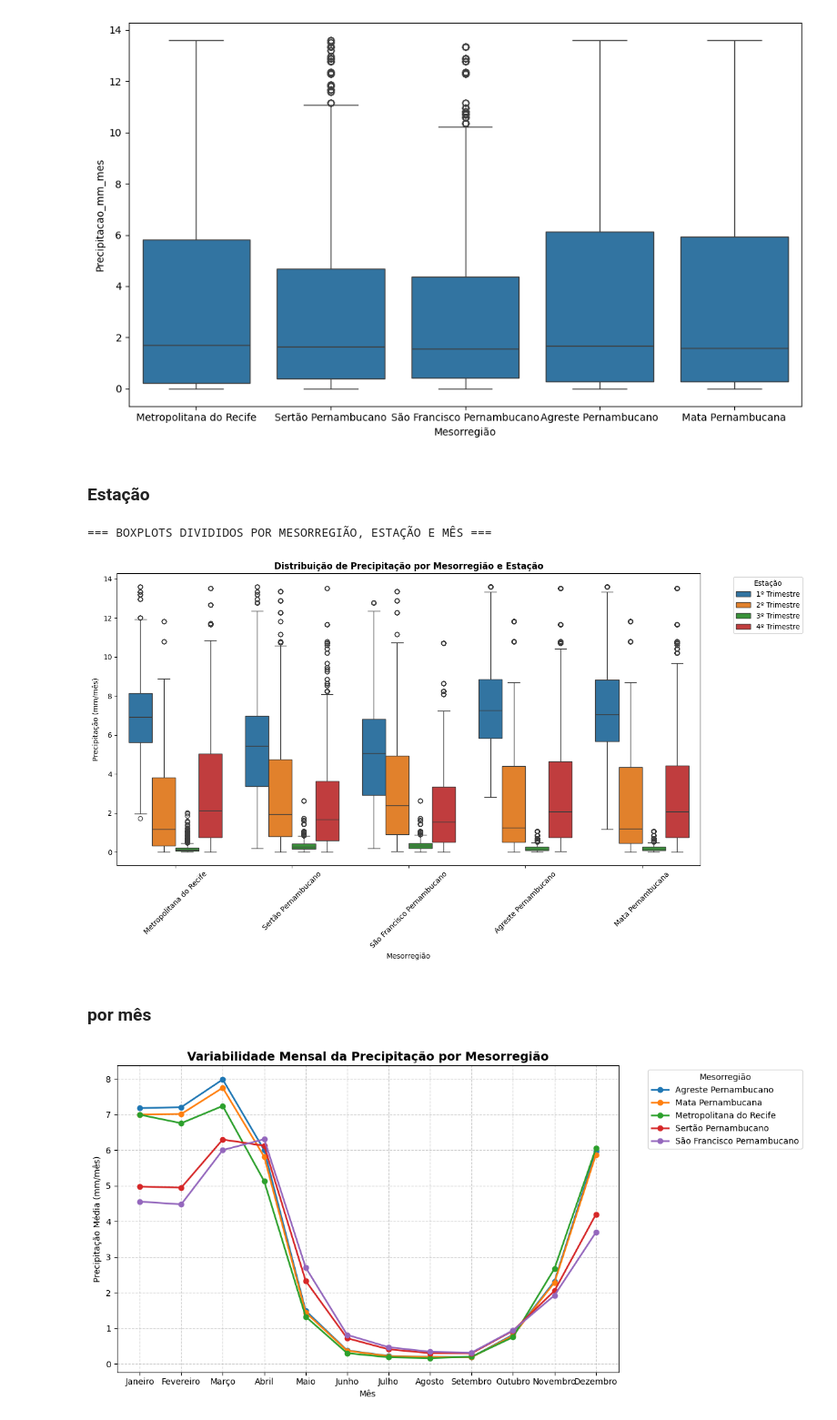
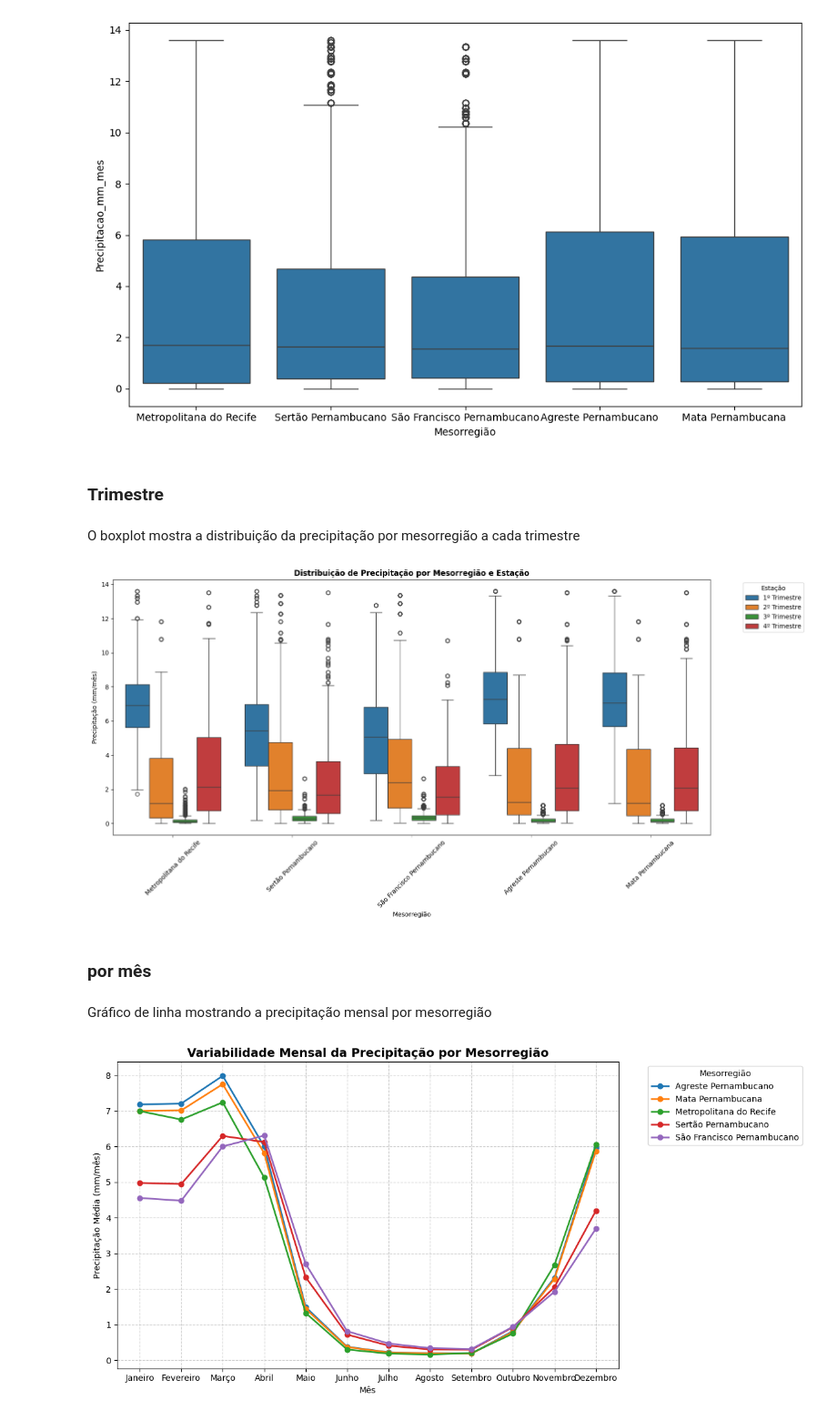
Before and after one commit to claraaqn/IC-Analise-De-Dados-e-IA, a Jupyter notebook: frequencia_teste.ipynb, the cells around one changed output. Shown at 91% size. Cells and saved outputs as stored; diff of their text form; code cells hidden in the pictures.

```diff
--- a/frequencia_teste.ipynb
+++ b/frequencia_teste.ipynb
@@ -48,24 +56,22 @@ plt.show()
 # %% [output]
 [figure]
 # %% [markdown]
-### Estação
+### Trimestre
+# %% [markdown]
+O boxplot mostra a distribuição da precipitação por mesorregião a cada trimestre
 # %%
 dados_completos['Trimestre'] = dados_completos['Data'].apply(get_trimestre)
 
-print("=== BOXPLOTS DIVIDIDOS POR MESORREGIÃO, ESTAÇÃO E MÊS ===")
-
-# 1. BOXPLOT POR MESORREGIÃO E ESTAÇÃO
-plt.figure(figsize=(14, 8))
+plt.figure(figsize=(16, 8))
 sns.boxplot(data=dados_completos, x="Mesorregião", y="Precipitacao_mm_mes", hue="Trimestre")
 plt.title('Distribuição de Precipitação por Mesorregião e Estação', fontweight='bold')
 plt.xlabel('Mesorregião')
 plt.ylabel('Precipitação (mm/mês)')
 plt.legend(title='Estação', bbox_to_anchor=(1.05, 1), loc='upper left')
 plt.xticks(rotation=45)
 plt.tight_layout()
 plt.show()
 # %% [output]
-=== BOXPLOTS DIVIDIDOS POR MESORREGIÃO, ESTAÇÃO E MÊS ===
-[figure, old version]
+[figure, new version]
 # %% [markdown]
 ### por mês
@@ -74,3 +78,5 @@ dados_completos['Mes'] = dados_completos['Data'].dt.month
+# %% [markdown]
+Gráfico de linha mostrando a precipitação mensal por mesorregião
 # %%
 media_mensal = (
     dados_completos.groupby(['Mesorregião', 'Mes'])['Precipitacao_mm_mes']
```
Also changed, not shown: parts of 22 cells of this notebook, 3 other files.
